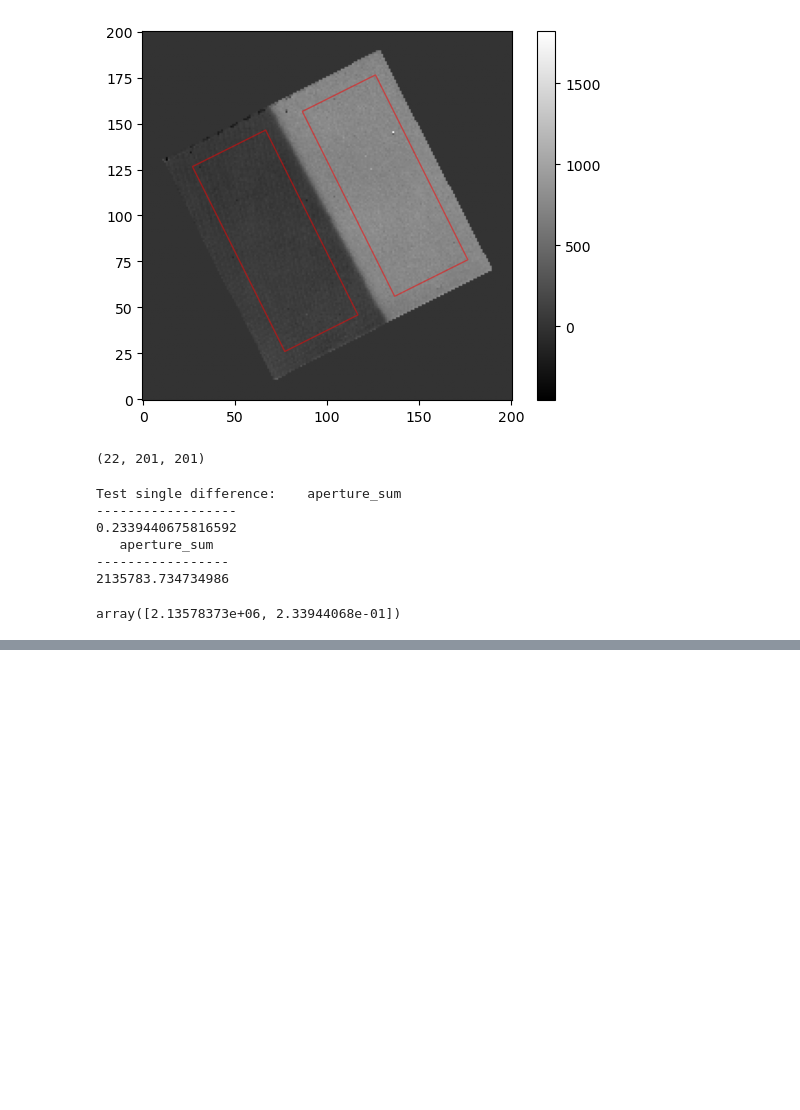
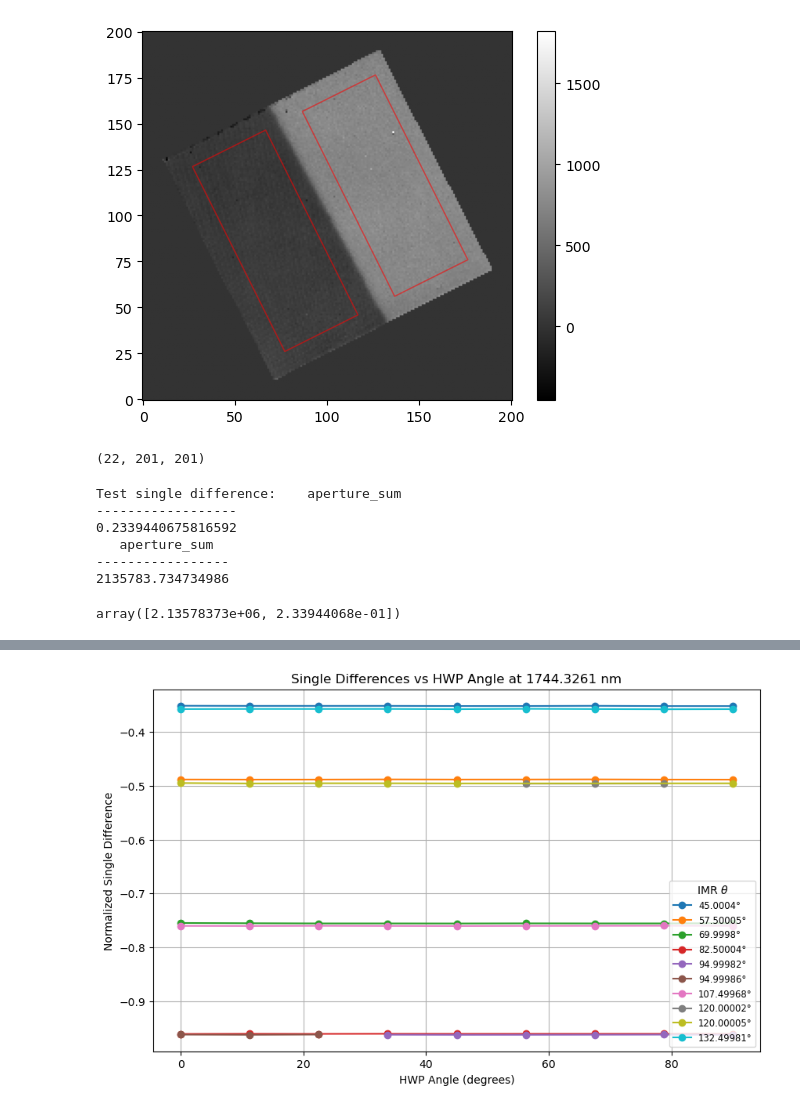
Before and after one commit to UCSB-Exoplanet-Polarimetry-Lab/CHARIS-polcal, a Jupyter notebook: single_diff.ipynb, the cells around one changed output, grey strips where cells are left out. Saved outputs shown, nothing was run; the diff lists cells and outputs as text; code cells hidden in the pictures; blank space fills up the shorter version.

```diff
--- a/single_diff.ipynb
+++ b/single_diff.ipynb
@@ -255,0 +348,4 @@ def write_fits_info_to_csv(cube_directory_path, raw_cube_path, output_csv_path,
+# %%
+plot_single_differences('/Users/thomasmcintosh/Desktop/CHARIS-REU/charis_cube_info_bin12_fixed.csv')
+# %% [output]
+[figure, added]
```
Also changed, not shown: parts of 5 cells of this notebook.
